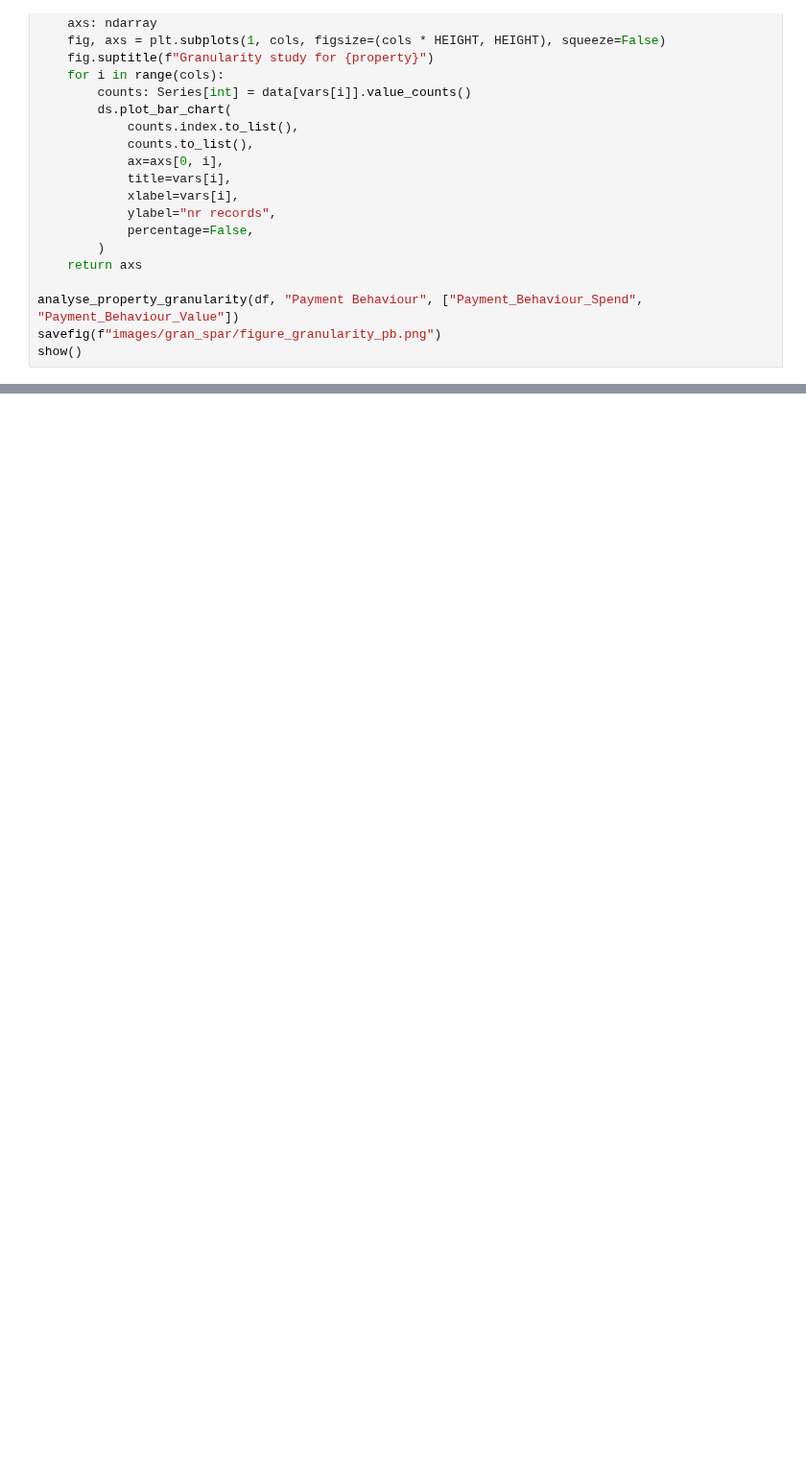
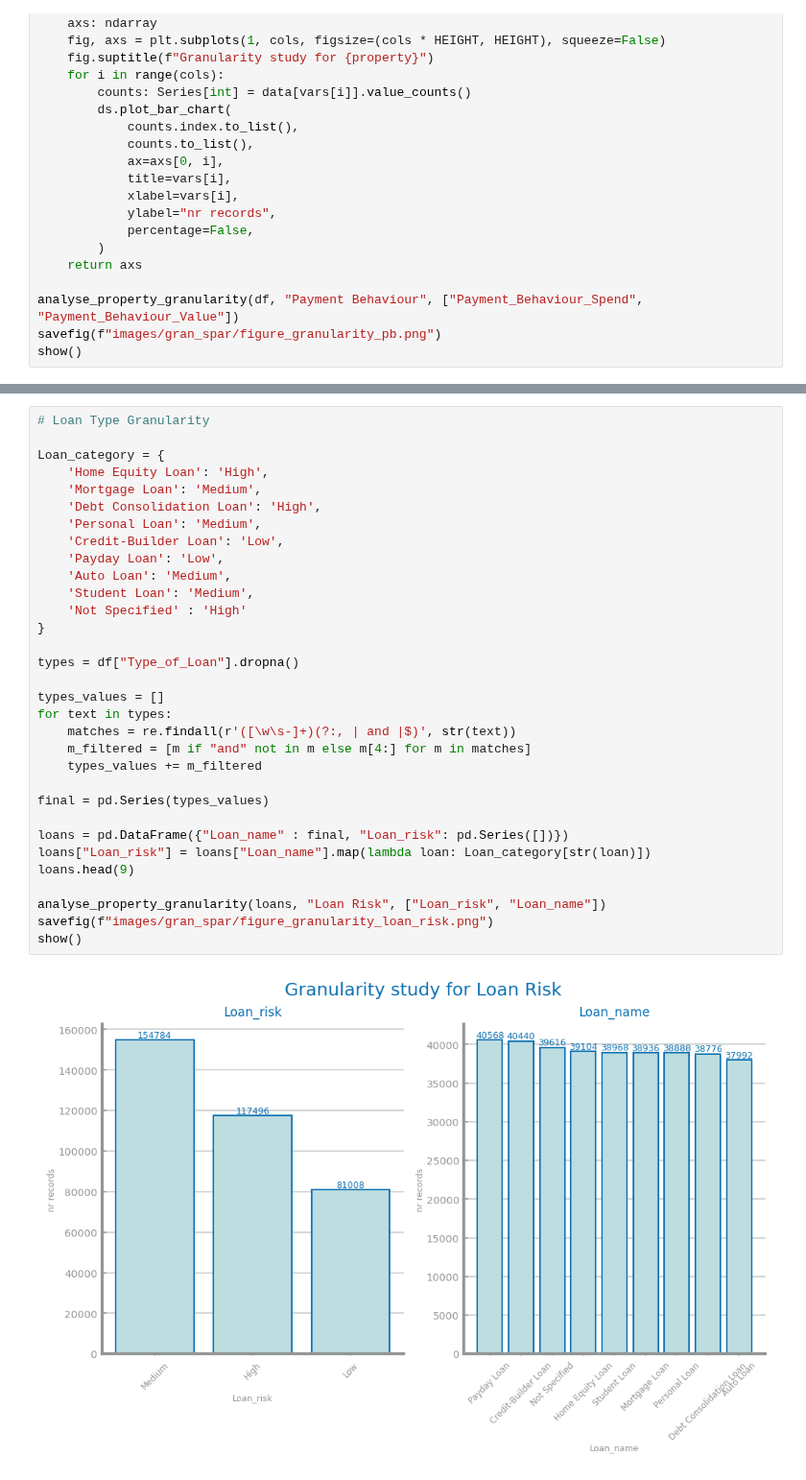
Before and after one commit to franciscoAbreuTecnico/Data-Science-IST, a Jupyter notebook: dataset_services/ruben.ipynb, the cells around one changed output, grey strips where cells are left out. Shown at 96% size. Cells and saved outputs as stored; diff of their text form; blank space fills up the shorter version.

```diff
--- a/dataset_services/ruben.ipynb
+++ b/dataset_services/ruben.ipynb
@@ -375,0 +409,34 @@ show()
+# %%
+# Loan Type Granularity
+
+Loan_category = {
+    'Home Equity Loan': 'High',
+    'Mortgage Loan': 'Medium',
+    'Debt Consolidation Loan': 'High',
+    'Personal Loan': 'Medium',
+    'Credit-Builder Loan': 'Low',
+    'Payday Loan': 'Low',
+    'Auto Loan': 'Medium',
+    'Student Loan': 'Medium',
+    'Not Specified' : 'High'
+}
+
+types = df["Type_of_Loan"].dropna()
+
+types_values = []
+for text in types:
+    matches = re.findall(r'([\w\s-]+)(?:, | and |$)', str(text))
+    m_filtered = [m if "and" not in m else m[4:] for m in matches]
+    types_values += m_filtered
+
+final = pd.Series(types_values)
+
+loans = pd.DataFrame({"Loan_name" : final, "Loan_risk": pd.Series([])})
+loans["Loan_risk"] = loans["Loan_name"].map(lambda loan: Loan_category[str(loan)])
+loans.head(9)
+
+analyse_property_granularity(loans, "Loan Risk", ["Loan_risk", "Loan_name"])
+savefig(f"images/gran_spar/figure_granularity_loan_risk.png")
+show()
+# %% [output]
+[figure, added]
```
Also changed, not shown: parts of 5 cells of this notebook, 12 other files.
